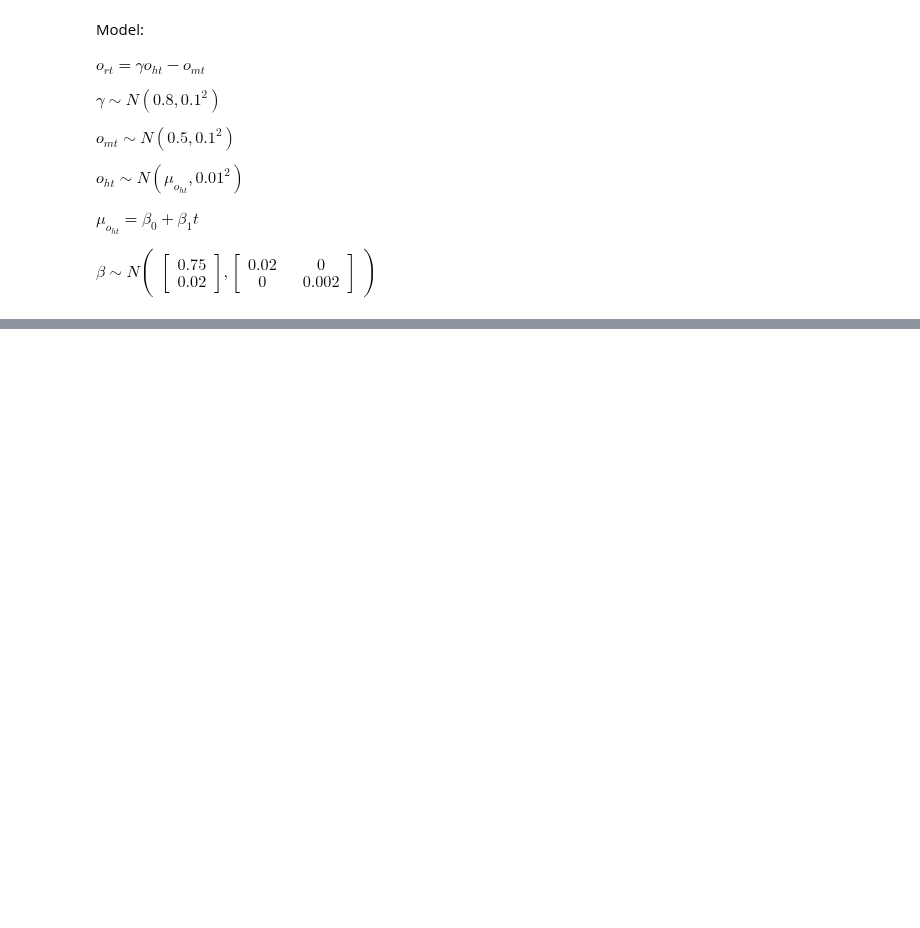
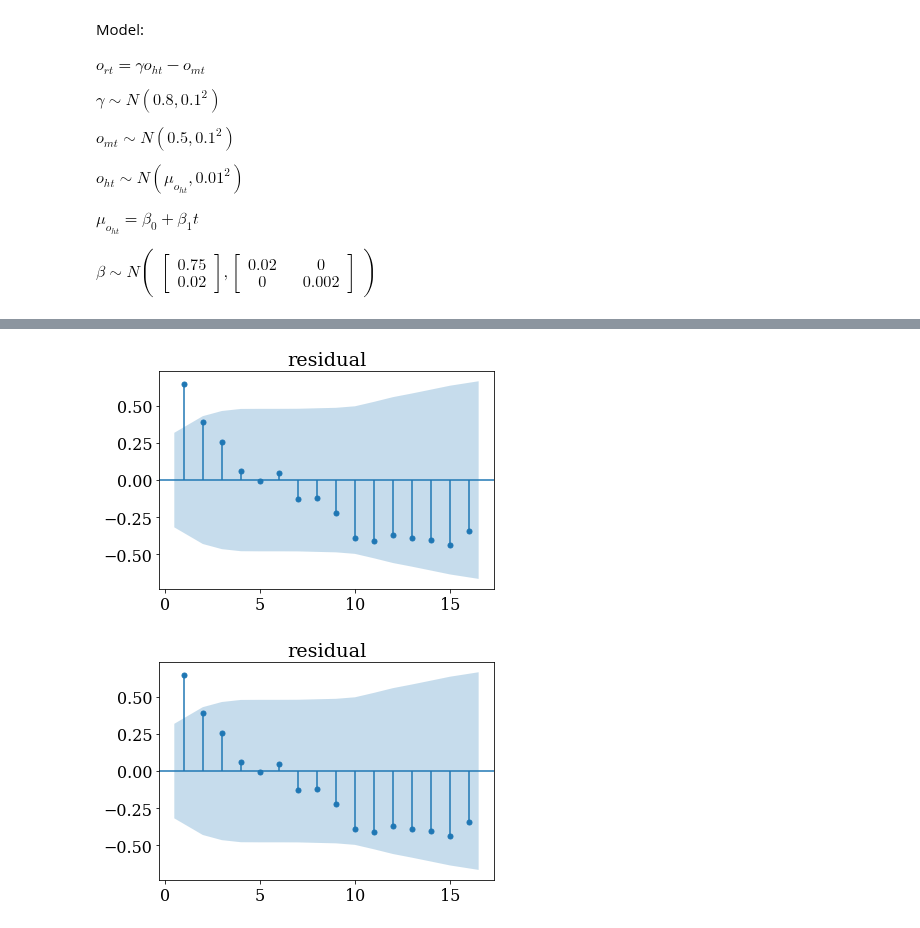
Before and after one commit to AnttiHaerkoenen/vyborg_orthodox, a Jupyter notebook: notebooks/missing_orthodox.ipynb, the cells around one changed output, grey strips where cells are left out. Saved outputs shown, nothing was run; the diff lists cells and outputs as text; code cells hidden in the pictures; blank space fills up the shorter version.

```diff
--- a/notebooks/missing_orthodox.ipynb
+++ b/notebooks/missing_orthodox.ipynb
@@ -151,36 +151,3 @@ $ \mu_{o_{ht}} = \beta_0 + \beta_1 t $
 
 $ \beta \sim N\begin{pmatrix}\begin{bmatrix} 0.75 \\ 0.02 \end{bmatrix},
  \begin{bmatrix} 0.02 && 0 \\ 0 && 0.002 \end{bmatrix}\end{pmatrix} $
-# %%
-import pymc3 as pm
-import arviz as az
-import matplotlib.pyplot as plt
-
-data = data.iloc[:-3,]
-standard = 15_000
-data = data / standard
-
-with pm.Model() as model:
-    t = pm.Data('t', pd.Series(data.index))
-    n = len(data.index)
-    mu_beta = np.stack([1, 1.02])
-    cov_beta = np.diag([0.1, 0.01])
-
-    chol_beta, rho_beta, sigma_beta = pm.LKJCholeskyCov(
-        "chol",
-        eta=2,
-        n=2,
-        sd_dist=pm.Exponential.dist(1),
-        compute_corr=True,
-    )
-    beta = pm.MvNormal('beta', mu=mu_beta, chol=chol_beta)
-    mu_total = beta[0] + beta[1] * t
-    sigma_total = 0.1
-    total = pm.Normal('total', mu=mu_total, sigma=sigma_total, observed=data.register_total)
-    posterior = pm.sample(init="adapt_diag")
-    prior_prediction = pm.sample_prior_predictive()
-    posterior_prediction = pm.sample_posterior_predictive(posterior)
-
-az.plot_posterior(posterior)
-az.plot_trace(posterior)
-az.plot_forest(posterior, combined=True, hdi_prob=0.95)
@@ -207,0 +250,7 @@ plot_prediction(prior_prediction, standard=standard)
+# %%
+data_pm['total_residual'] = data_pm.register_total - (data_pm.t * 0.016 + 0.84)
+plot_acf(data_pm.total_residual, title='residual', adjusted=True, zero=False)
+# print(data_pm.total_residual)
+# %% [output]
+[figure, added]
+[figure, added]
```
Also changed, not shown: parts of 5 cells of this notebook.
